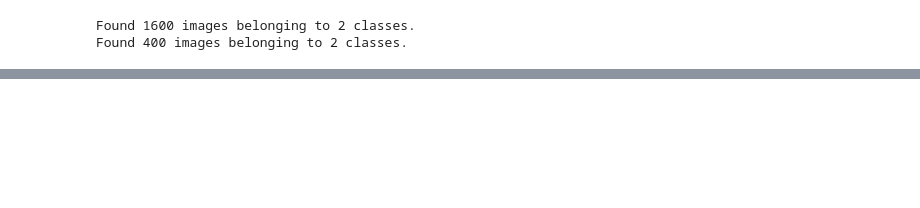
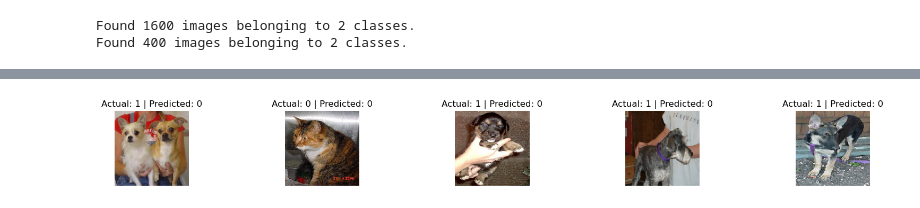
Before and after one commit to brenttsss/cats-dogs-autoencoder, a Jupyter notebook: unsupervised_learning.ipynb, the cells around one changed output, grey strips where cells are left out. Saved outputs shown, nothing was run; the diff lists cells and outputs as text; code cells hidden in the pictures; blank space fills up the shorter version.

```diff
--- a/unsupervised_learning.ipynb
+++ b/unsupervised_learning.ipynb
@@ -187,3 +187,5 @@ Found 1600 images belonging to 2 classes.
 Found 400 images belonging to 2 classes.
 # %%
 encoder = Model(input_img, encoded)
+encoded_train = encoder.predict(train_generator)
+encoded_validation = encoder.predict(validation_generator)
@@ -270,0 +195,7 @@ plt.show()
+# %%
+# Creating classifer algorithm
+x = Flatten()(encoder.output)
+x = Dense(1, activation='sigmoid')(x)
+classifier = Model(encoder.output, x)
+classifier.compile(optimizer='rmsprop', loss='binary_crossentropy', metrics=['accuracy'])
+classifier.summary()
@@ -270,0 +218,2 @@ plt.show()
+# %%
+history = classifier.fit(encoded_train, train_generator.classes, epochs=50, validation_data=(encoded_validation,validation_generator.classes), validation_steps=4, verbose=2)
@@ -270,0 +238,20 @@ plt.show()
+# %%
+# Getting one batch of test images
+X_test, Y_test = next(test_generator)
+
+# Predicting the classes
+predictions = classifier.predict(encoder(X_test))
+predicted_classes = np.argmax(predictions, axis=1)
+print(predicted_classes)
+
+# Displaying the first 5 images and their predicted classes
+n = 5
+plt.figure(figsize=(20, 4))
+for i in range(n):
+    # Display Original images
+    ax = plt.subplot(2, n, i + 1)
+    plt.imshow(X_test[i])
+    plt.title(f"Actual: {int(Y_test[i])} | Predicted: {predicted_classes[i]}")
+    plt.axis('off')
+plt.show()
+# %% [output]
@@ -270,0 +260 @@ plt.show()
+[figure, added]
```
Also changed, not shown: parts of 12 cells of this notebook, 1 other file.
